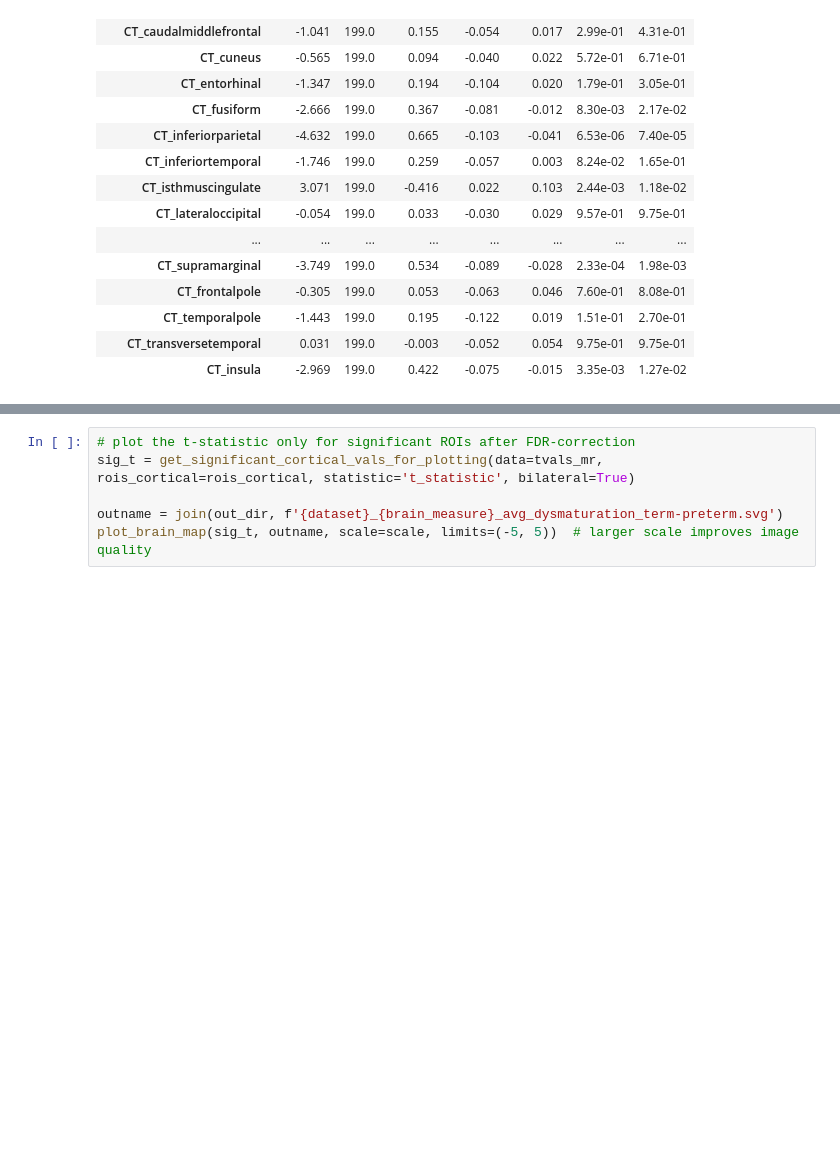
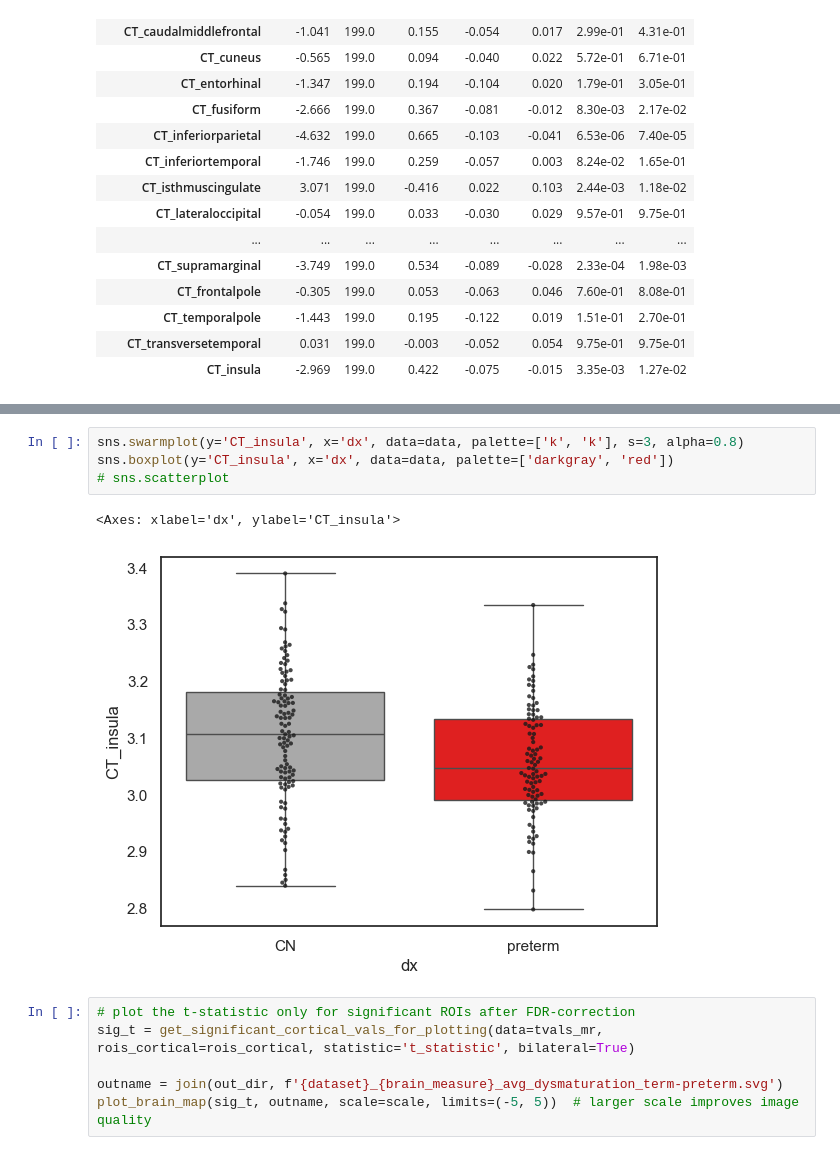
Before and after one commit to Melissa1909/preterm-brain-heterogeneity, a Jupyter notebook: 1_spatialHeterogeneity.ipynb, the cells around one changed output, grey strips where cells are left out. Cells and saved outputs as stored; diff of their text form; blank space fills up the shorter version.

```diff
--- a/1_spatialHeterogeneity.ipynb
+++ b/1_spatialHeterogeneity.ipynb
@@ -118,3 +138,10 @@ display(tvals_mr_table)
+# %%
+sns.swarmplot(y='CT_insula', x='dx', data=data, palette=['k', 'k'], s=3, alpha=0.8)
+sns.boxplot(y='CT_insula', x='dx', data=data, palette=['darkgray', 'red'])
+# sns.scatterplot
+# %% [output]
+<Axes: xlabel='dx', ylabel='CT_insula'>
+[figure, added]
 # %%
 # plot the t-statistic only for significant ROIs after FDR-correction
 sig_t = get_significant_cortical_vals_for_plotting(data=tvals_mr, rois_cortical=rois_cortical, statistic='t_statistic', bilateral=True)
```
Also changed, not shown: parts of 1 cell of this notebook, 1 other file.
